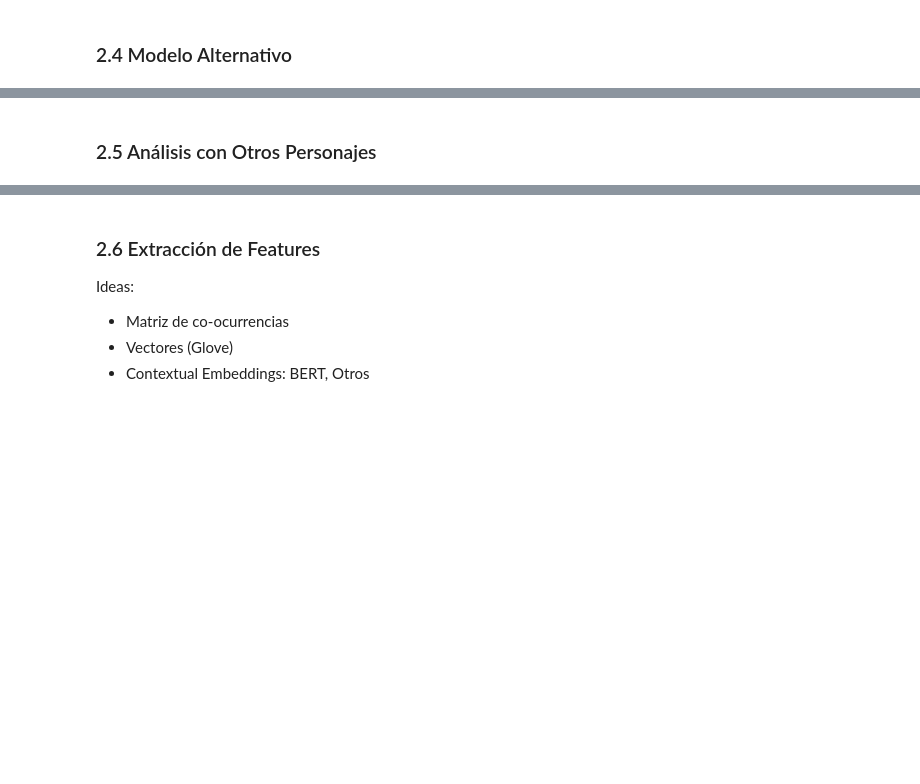
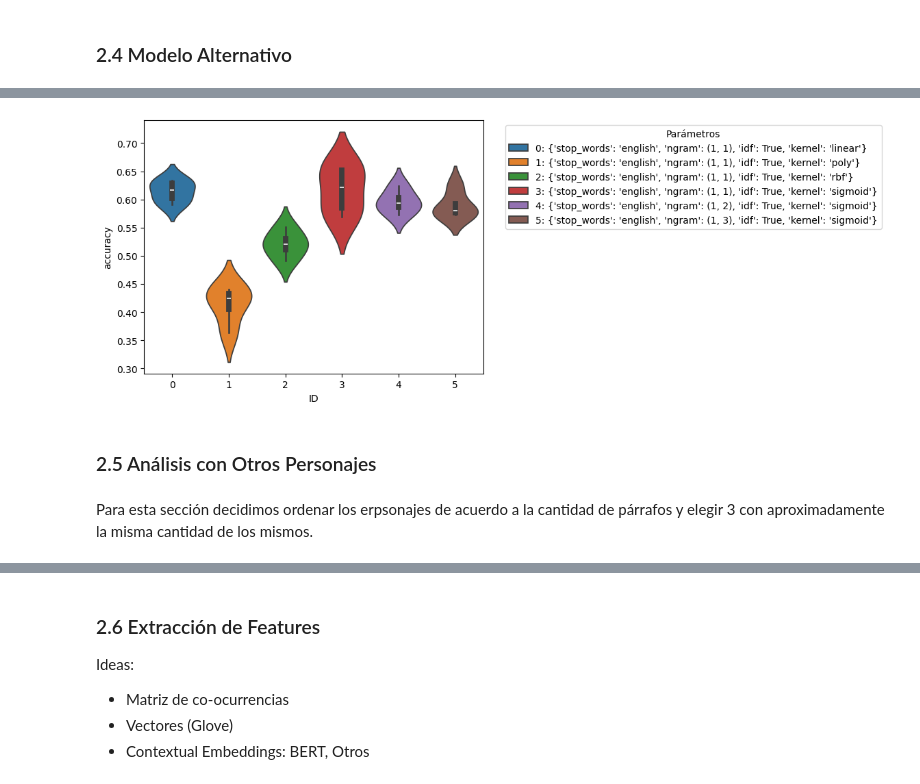
Before and after one commit to efviodo/mcdaa-intro-cd, a Jupyter notebook: Tarea2/laboratorio_2.ipynb, the cells around one changed output, grey strips where cells are left out. Drawn from its saved outputs; the diff is of its cells as text; code cells hidden in the pictures; blank space fills up the shorter version.

```diff
--- a/Tarea2/laboratorio_2.ipynb
+++ b/Tarea2/laboratorio_2.ipynb
@@ -1027,2 +1312,15 @@ ToDo
+# %%
+df = pd.DataFrame(resultados)
+df['param_id'] = df['params'].astype('category').cat.codes
+df['param_id_str'] = df['param_id'].astype(str) + ": " + df['params']
+
+sns.violinplot(x="param_id", y="accuracy", hue="param_id_str",data=df)
+plt.xlabel("ID")
+plt.xticks(rotation=0)
+plt.legend(bbox_to_anchor=(1.05, 1), loc='upper left', title='Parámetros')
+
+plt.show()
+# %% [output]
+[figure, added]
 # %% [markdown]
 ### 2.5 Análisis con Otros Personajes <a name="additional-characters-analysis"></a>
@@ -1028,0 +1368,2 @@ ToDo
+# %% [markdown]
+Para esta sección decidimos ordenar los erpsonajes de acuerdo a la cantidad de párrafos y elegir 3 con aproximadamente la misma cantidad de los mismos.
```
Also changed, not shown: parts of 34 cells of this notebook, 1 other file.
